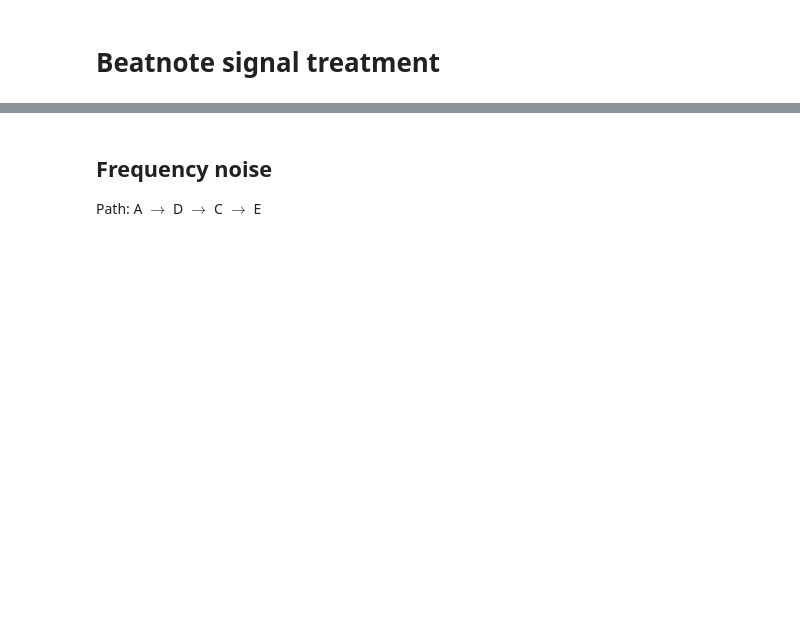
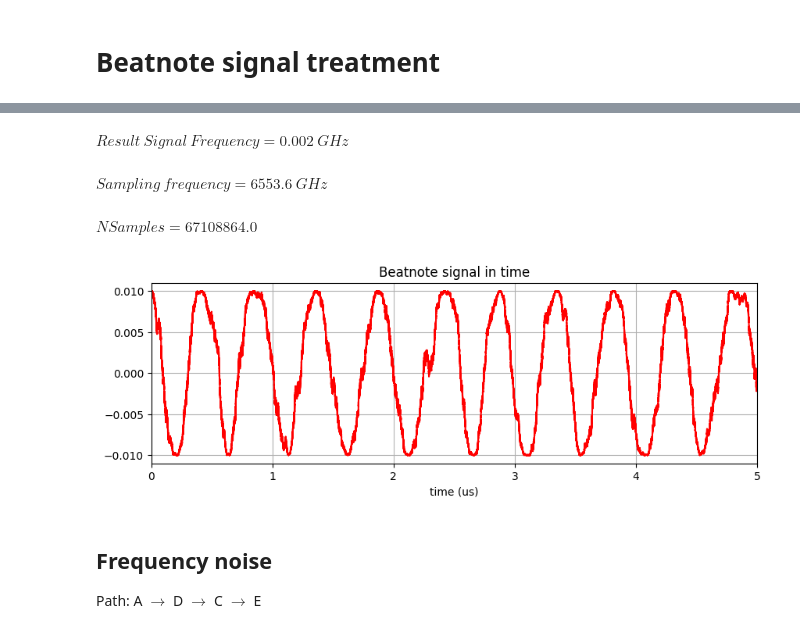
Before and after one commit to CaioRodrigues200/Laser-Study, a Jupyter notebook: Heterodyne_setup.ipynb, the cells around one changed output, grey strips where cells are left out. Saved outputs shown, nothing was run; the diff lists cells and outputs as text; code cells hidden in the pictures; blank space fills up the shorter version.

```diff
--- a/Heterodyne_setup.ipynb
+++ b/Heterodyne_setup.ipynb
@@ -221,6 +220,45 @@ plt.rcParams["figure.figsize"] = (8,6)
 # Beatnote signal treatment
 # %% [markdown]
 ![Relevant Transformations](IlustrationMedia/RelevantTransformations.png)
+# %%
+# Transmitter parameters:
+paramTx = parameters()
+paramTx.NSb = 2**10         # number os symbols
+paramTx.SpS = 256*(256/1)          # samples per symbol
+paramTx.Rs  = 100e6           # symbol rate
+paramTx.lw  = 2e5           # laser linewidth
+paramTx.Pch_dBm  = -10       # channel power
+
+FreqValue = 2e6
+t = np.arange(0, paramTx.NSb * paramTx.SpS)
+Fs = paramTx.Rs*paramTx.SpS
+
+sigTx = np.zeros((len(t)), dtype="complex")
+
+# linear power
+power_lin = 10**((paramTx.Pch_dBm)/10 - 3)
+
+pho_pn_lo = phaseNoise(paramTx.lw, len(t), 1/Fs)
+sigLO   = np.sqrt(power_lin)*np.exp(1j*pho_pn_lo)
+sigTx += sigLO * np.exp(1j * 2 * np.pi * (FreqValue / Fs) * t)
+
+sigTx = np.real(sigTx)
+
+plt.figure(figsize=(10,3))
+plt.plot(1e6*t/Fs,sigTx, color='red')
+plt.xlabel('time (us)')
+plt.xlim(0,5)
+plt.grid()
+plt.title('Beatnote signal in time')
+
+display(Math(f'Result~Signal~Frequency = {FreqValue*1e-9}~GHz'))
+display(Math(f'Sampling~frequency = {np.round(Fs*1e-9,2)}~GHz'))
+display(Math(f'NSamples = {paramTx.NSb * paramTx.SpS}'))
+# %% [output]
+$\displaystyle Result~Signal~Frequency = 0.002~GHz$
+$\displaystyle Sampling~frequency = 6553.6~GHz$
+$\displaystyle NSamples = 67108864.0$
+[figure, added]
 # %% [markdown]
 ## Frequency noise
 
```
Also changed, not shown: parts of 8 cells of this notebook, 2 other files.
